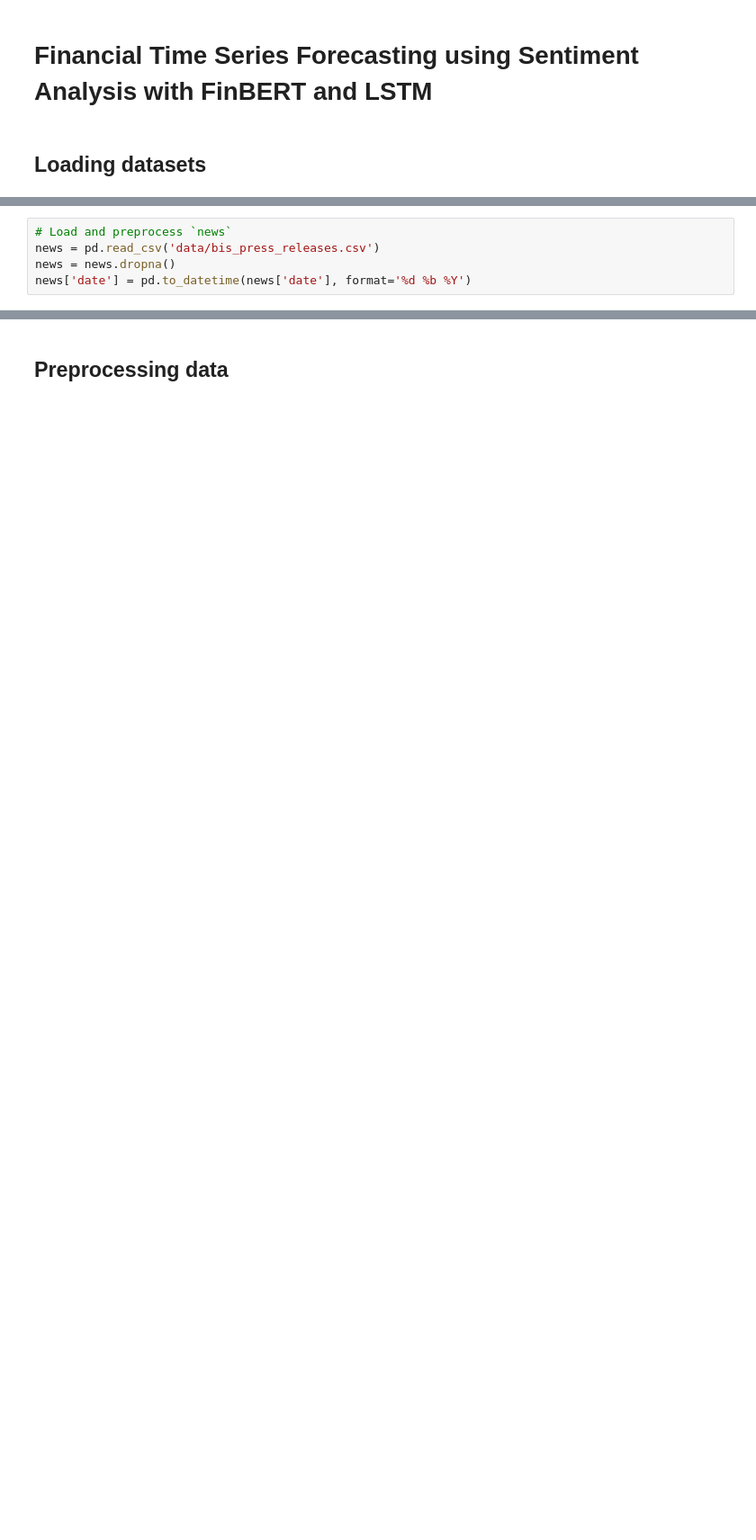
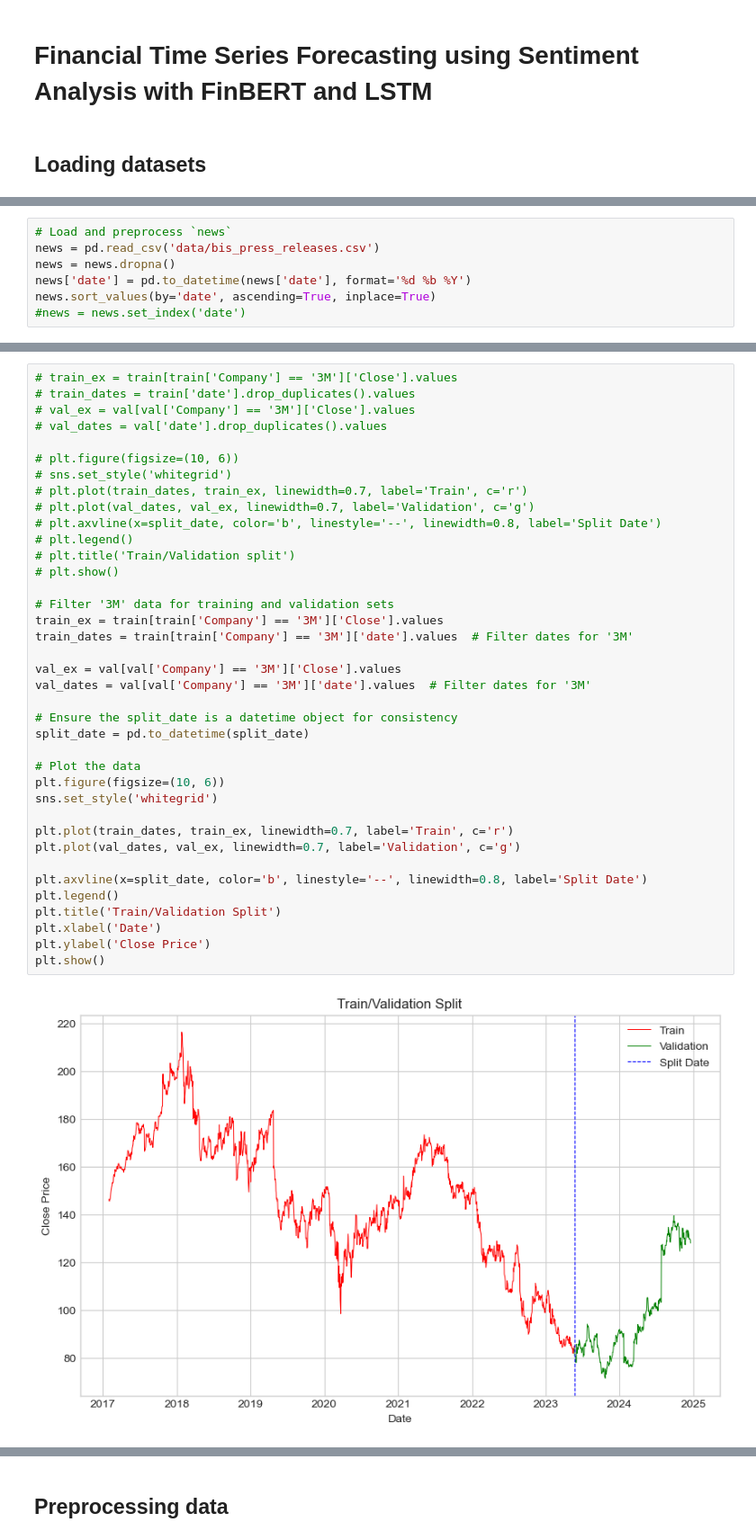
Before and after one commit to rrrbbb1/lstm-stock-prediction, a Jupyter notebook: notebook.ipynb, the cells around one changed output, grey strips where cells are left out. Shown at 90% size. Drawn from its saved outputs; the diff is of its cells as text; blank space fills up the shorter version.

```diff
--- a/notebook.ipynb
+++ b/notebook.ipynb
@@ -339,3 +113,5 @@ news['date'] = pd.to_datetime(news['date'], format='%d %b %Y')
 news = pd.read_csv('data/bis_press_releases.csv')
 news = news.dropna()
 news['date'] = pd.to_datetime(news['date'], format='%d %b %Y')
+news.sort_values(by='date', ascending=True, inplace=True)
+#news = news.set_index('date')
@@ -346,0 +610,40 @@ df = df.drop(columns=['Date'])
+# %%
+# train_ex = train[train['Company'] == '3M']['Close'].values
+# train_dates = train['date'].drop_duplicates().values
+# val_ex = val[val['Company'] == '3M']['Close'].values
+# val_dates = val['date'].drop_duplicates().values
+
+# plt.figure(figsize=(10, 6))
+# sns.set_style('whitegrid')
+# plt.plot(train_dates, train_ex, linewidth=0.7, label='Train', c='r')
+# plt.plot(val_dates, val_ex, linewidth=0.7, label='Validation', c='g')
+# plt.axvline(x=split_date, color='b', linestyle='--', linewidth=0.8, label='Split Date')
+# plt.legend()
+# plt.title('Train/Validation split')
+# plt.show()
+
+# Filter '3M' data for training and validation sets
+train_ex = train[train['Company'] == '3M']['Close'].values
+train_dates = train[train['Company'] == '3M']['date'].values  # Filter dates for '3M'
+
+val_ex = val[val['Company'] == '3M']['Close'].values
+val_dates = val[val['Company'] == '3M']['date'].values  # Filter dates for '3M'
+
+# Ensure the split_date is a datetime object for consistency
+split_date = pd.to_datetime(split_date)
+
+# Plot the data
+plt.figure(figsize=(10, 6))
+sns.set_style('whitegrid')
+
+plt.plot(train_dates, train_ex, linewidth=0.7, label='Train', c='r')
+plt.plot(val_dates, val_ex, linewidth=0.7, label='Validation', c='g')
+
+plt.axvline(x=split_date, color='b', linestyle='--', linewidth=0.8, label='Split Date')
+plt.legend()
+plt.title('Train/Validation Split')
+plt.xlabel('Date')
+plt.ylabel('Close Price')
+plt.show()
+# %% [output]
+[figure, added]
```
Also changed, not shown: parts of 90 cells of this notebook, 5 other files.
